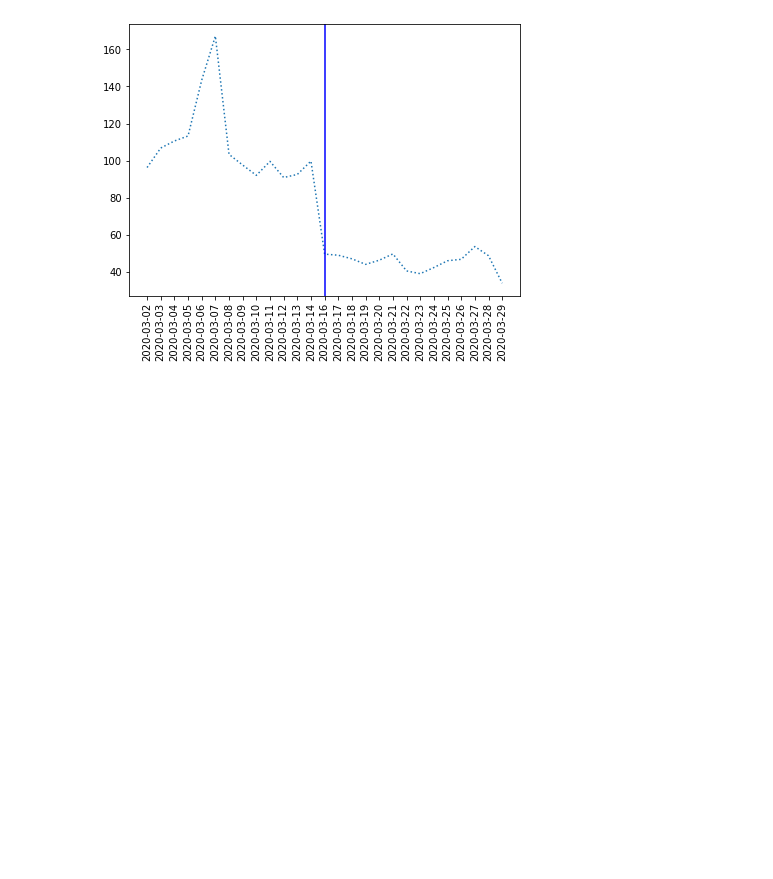
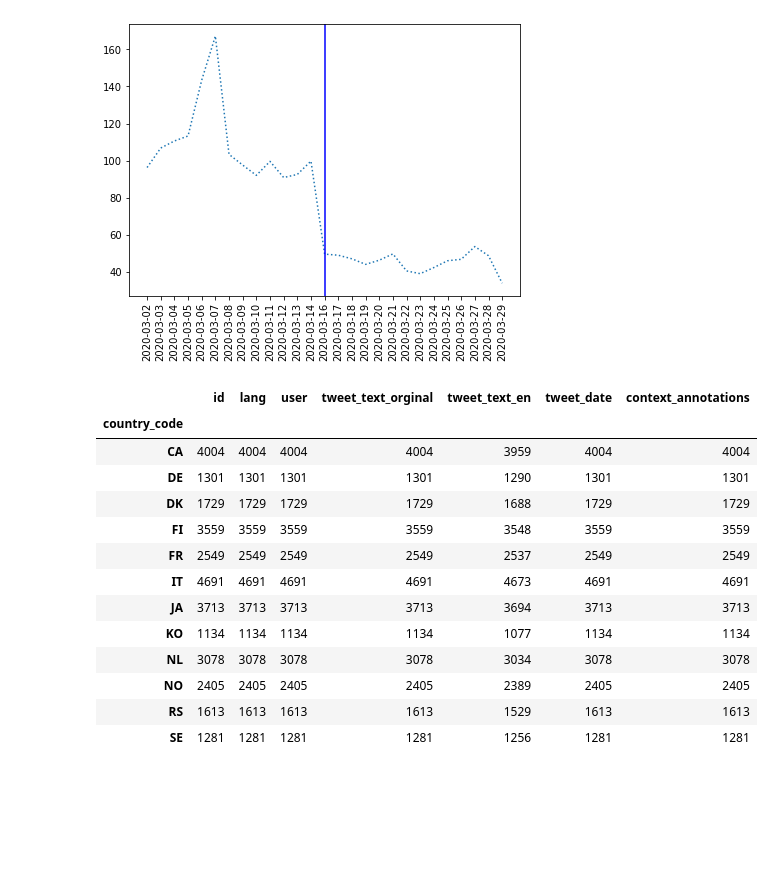
Before and after one commit to RiccardoBrioschi/The-pandemic-through-the-eyes-of-Internet, a Jupyter notebook: RQ2_Influential_people_analysis.ipynb, the cells around one changed output. Saved outputs shown, nothing was run; the diff lists cells and outputs as text; code cells hidden in the pictures; blank space fills up the shorter version.

Commit message:
popular people tweets update

```diff
--- a/RQ2_Influential_people_analysis.ipynb
+++ b/RQ2_Influential_people_analysis.ipynb
@@ -840,3 +869,21 @@ getTweets(client, 'JA', 'ja', japan_users, period_per_countries)
+# %%
+influential_people_tweets = pd.read_csv('./output/influential_people_tweets.csv', delimiter=',')
+influential_people_tweets.groupby('country_code').count()
+# %% [output]
+|  | id | lang | user | tweet_text_orginal | tweet_text_en | tweet_date | context_annotations |
+| country_code |  |  |  |  |  |  |  |
+| CA | 4004 | 4004 | 4004 | 4004 | 3959 | 4004 | 4004 |
+| DE | 1301 | 1301 | 1301 | 1301 | 1290 | 1301 | 1301 |
+| DK | 1729 | 1729 | 1729 | 1729 | 1688 | 1729 | 1729 |
+| FI | 3559 | 3559 | 3559 | 3559 | 3548 | 3559 | 3559 |
+| FR | 2549 | 2549 | 2549 | 2549 | 2537 | 2549 | 2549 |
+| IT | 4691 | 4691 | 4691 | 4691 | 4673 | 4691 | 4691 |
+| JA | 3713 | 3713 | 3713 | 3713 | 3694 | 3713 | 3713 |
+| KO | 1134 | 1134 | 1134 | 1134 | 1077 | 1134 | 1134 |
+| NL | 3078 | 3078 | 3078 | 3078 | 3034 | 3078 | 3078 |
+| NO | 2405 | 2405 | 2405 | 2405 | 2389 | 2405 | 2405 |
+| RS | 1613 | 1613 | 1613 | 1613 | 1529 | 1613 | 1613 |
+| SE | 1281 | 1281 | 1281 | 1281 | 1256 | 1281 | 1281 |
 # %% [markdown]
 <br/>
 <br/>
```
Also changed, not shown: parts of 10 cells of this notebook, 27 other files.
